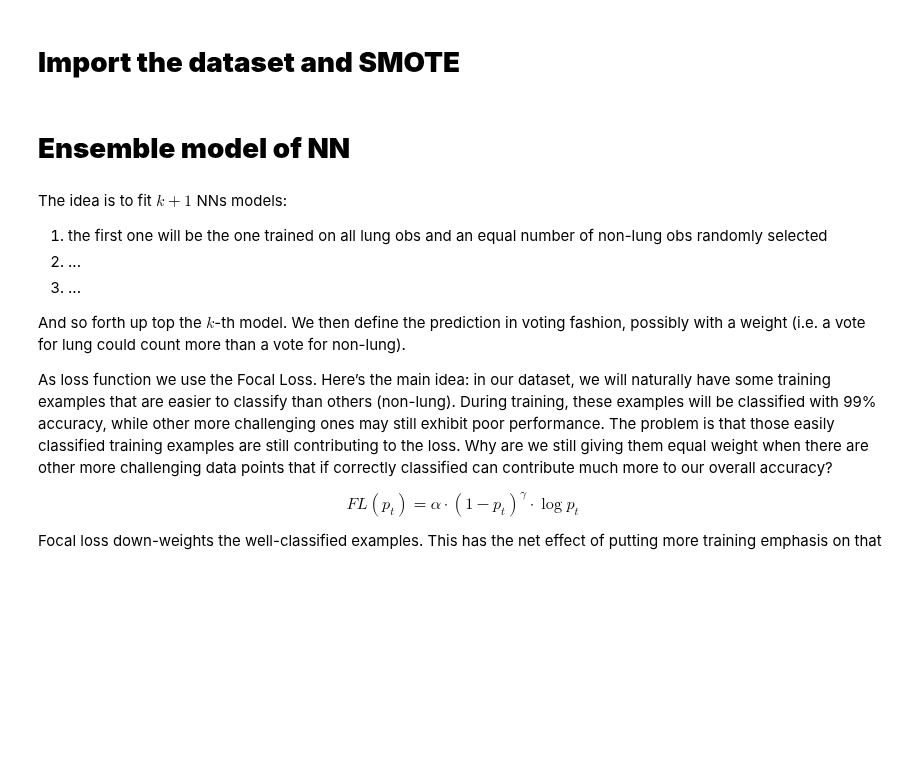
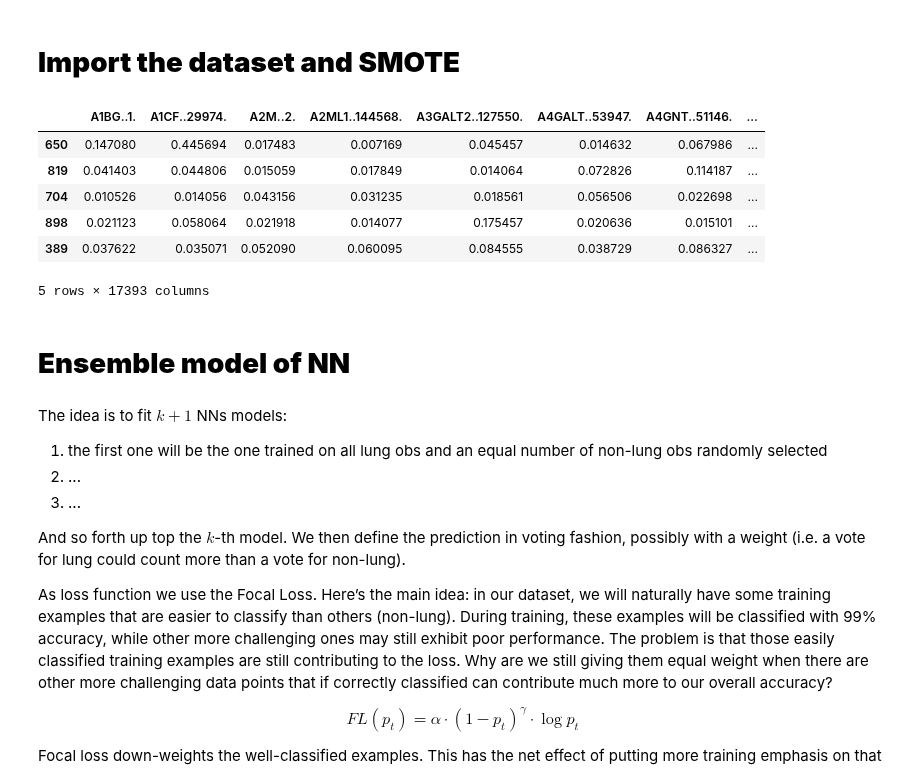
Before and after one commit to chiaraboetti/SML-project, a Jupyter notebook: model/blood/NN_blood.ipynb, the cells around one changed output. Saved outputs shown, nothing was run; the diff lists cells and outputs as text; code cells hidden in the pictures; blank space fills up the shorter version.

```diff
--- a/model/blood/NN_blood.ipynb
+++ b/model/blood/NN_blood.ipynb
@@ -30,3 +19,23 @@ test_y = test.iloc[:,-1]
+# %%
+dataset = pd.read_csv('../../dataset/blood_dataset.csv').iloc[:, 2:]
+data1, data2 =  train_test_split(dataset, test_size=0.4, random_state=42)
+train1, test1  = train_test_split(data1, test_size=0.2, random_state=46)
+train2, test2  = train_test_split(data2, test_size=0.2, random_state=32)
+# %%
+train1_X = train1.iloc[:,:-1]
+train1_y = train1.iloc[:,-1]
+test1_X = test1.iloc[:,:-1]
+test1_y = test1.iloc[:,-1]
+# %%
+train1_X.head()
+# %% [output]
+|  | A1BG..1. | A1CF..29974. | A2M..2. | A2ML1..144568. | A3GALT2..127550. | A4GALT..53947. | A4GNT..51146. | ... |
+| 650 | 0.147080 | 0.445694 | 0.017483 | 0.007169 | 0.045457 | 0.014632 | 0.067986 | ... |
+| 819 | 0.041403 | 0.044806 | 0.015059 | 0.017849 | 0.014064 | 0.072826 | 0.114187 | ... |
+| 704 | 0.010526 | 0.014056 | 0.043156 | 0.031235 | 0.018561 | 0.056506 | 0.022698 | ... |
+| 898 | 0.021123 | 0.058064 | 0.021918 | 0.014077 | 0.175457 | 0.020636 | 0.015101 | ... |
+| 389 | 0.037622 | 0.035071 | 0.052090 | 0.060095 | 0.084555 | 0.038729 | 0.086327 | ... |
+5 rows × 17393 columns
 # %% [markdown]
 # **Ensemble model of NN**
 # %% [markdown]
```
Also changed, not shown: parts of 21 cells of this notebook, 1 other file.
